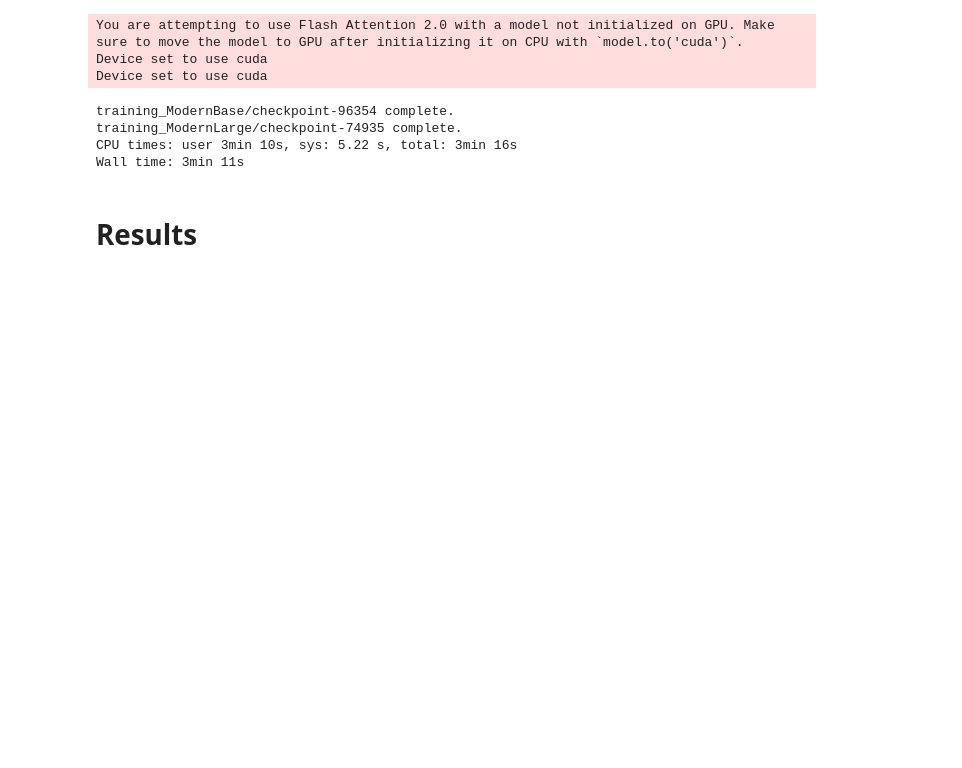
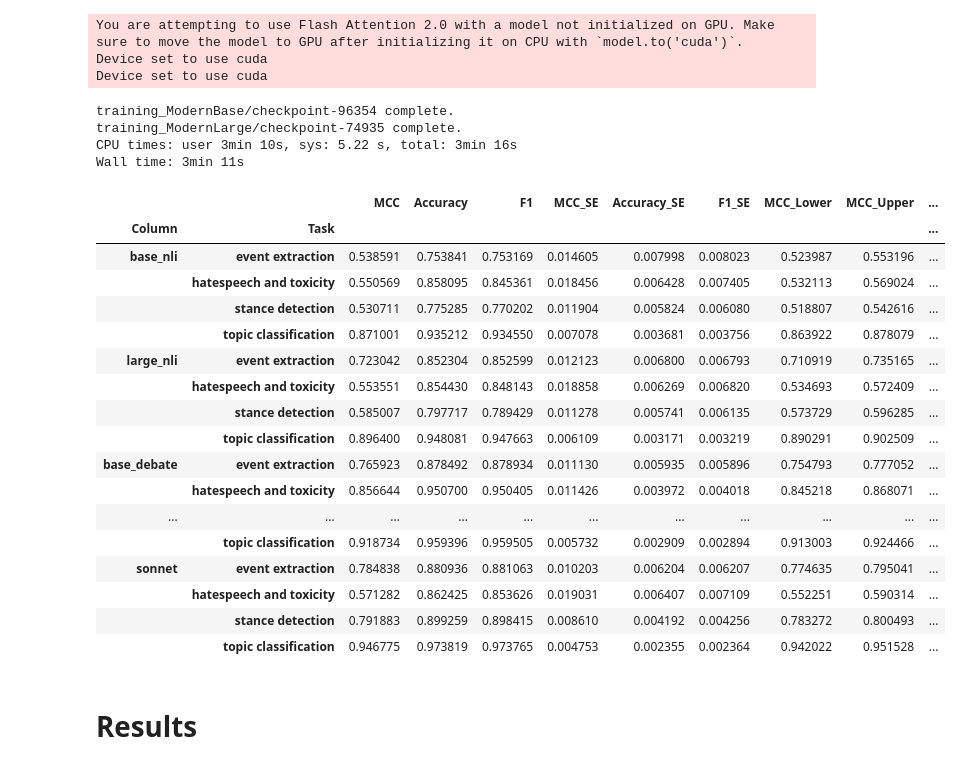
Before and after one commit to MLBurnham/pol_DEBATE, a Jupyter notebook: analysis/benchmark_NLI.ipynb, the cells around one changed output. Cells and saved outputs as stored; diff of their text form; code cells hidden in the pictures; blank space fills up the shorter version.

```diff
--- a/analysis/benchmark_NLI.ipynb
+++ b/analysis/benchmark_NLI.ipynb
@@ -167,10 +167,10 @@ def label_docs(model, docs_dict, batch_size = 32, device = 'cuda'):
 # models that will be tested
 models = ["MoritzLaurer/deberta-v3-base-zeroshot-v2.0",
           "MoritzLaurer/deberta-v3-large-zeroshot-v2.0",
-          "training_base/checkpoint-96354",
+          "mlburnham/Political_DEBATE_DeBERTa_base_v1.1",
           "mlburnham/Political_DEBATE_large_v1.0",
-          "training_ModernBase/checkpoint-96354",
-          "training_ModernLarge/checkpoint-74935"]
+          "mlburnham/Political_DEBATE_ModernBERT_base_v1.0",
+          "mlburnham/Political_DEBATE_ModernBERT_large_v1.0"]
 
 # column names that will hold results
 columns = ['base_nli',
@@ -203,6 +203,27 @@ training_ModernBase/checkpoint-96354 complete.
 training_ModernLarge/checkpoint-74935 complete.
 CPU times: user 3min 10s, sys: 5.22 s, total: 3min 16s
 Wall time: 3min 11s
+# %%
+res
+# %% [output]
+|  |  | MCC | Accuracy | F1 | MCC_SE | Accuracy_SE | F1_SE | MCC_Lower | MCC_Upper | ... |
+| Column | Task |  |  |  |  |  |  |  |  | ... |
+| base_nli | event extraction | 0.538591 | 0.753841 | 0.753169 | 0.014605 | 0.007998 | 0.008023 | 0.523987 | 0.553196 | ... |
+|  | hatespeech and toxicity | 0.550569 | 0.858095 | 0.845361 | 0.018456 | 0.006428 | 0.007405 | 0.532113 | 0.569024 | ... |
+|  | stance detection | 0.530711 | 0.775285 | 0.770202 | 0.011904 | 0.005824 | 0.006080 | 0.518807 | 0.542616 | ... |
+|  | topic classification | 0.871001 | 0.935212 | 0.934550 | 0.007078 | 0.003681 | 0.003756 | 0.863922 | 0.878079 | ... |
+| large_nli | event extraction | 0.723042 | 0.852304 | 0.852599 | 0.012123 | 0.006800 | 0.006793 | 0.710919 | 0.735165 | ... |
+|  | hatespeech and toxicity | 0.553551 | 0.854430 | 0.848143 | 0.018858 | 0.006269 | 0.006820 | 0.534693 | 0.572409 | ... |
+|  | stance detection | 0.585007 | 0.797717 | 0.789429 | 0.011278 | 0.005741 | 0.006135 | 0.573729 | 0.596285 | ... |
+|  | topic classification | 0.896400 | 0.948081 | 0.947663 | 0.006109 | 0.003171 | 0.003219 | 0.890291 | 0.902509 | ... |
+| base_debate | event extraction | 0.765923 | 0.878492 | 0.878934 | 0.011130 | 0.005935 | 0.005896 | 0.754793 | 0.777052 | ... |
+|  | hatespeech and toxicity | 0.856644 | 0.950700 | 0.950405 | 0.011426 | 0.003972 | 0.004018 | 0.845218 | 0.868071 | ... |
+| ... | ... | ... | ... | ... | ... | ... | ... | ... | ... | ... |
+|  | topic classification | 0.918734 | 0.959396 | 0.959505 | 0.005732 | 0.002909 | 0.002894 | 0.913003 | 0.924466 | ... |
+| sonnet | event extraction | 0.784838 | 0.880936 | 0.881063 | 0.010203 | 0.006204 | 0.006207 | 0.774635 | 0.795041 | ... |
+|  | hatespeech and toxicity | 0.571282 | 0.862425 | 0.853626 | 0.019031 | 0.006407 | 0.007109 | 0.552251 | 0.590314 | ... |
+|  | stance detection | 0.791883 | 0.899259 | 0.898415 | 0.008610 | 0.004192 | 0.004256 | 0.783272 | 0.800493 | ... |
+|  | topic classification | 0.946775 | 0.973819 | 0.973765 | 0.004753 | 0.002355 | 0.002364 | 0.942022 | 0.951528 | ... |
 # %% [markdown]
 # Results
 # %%
```
